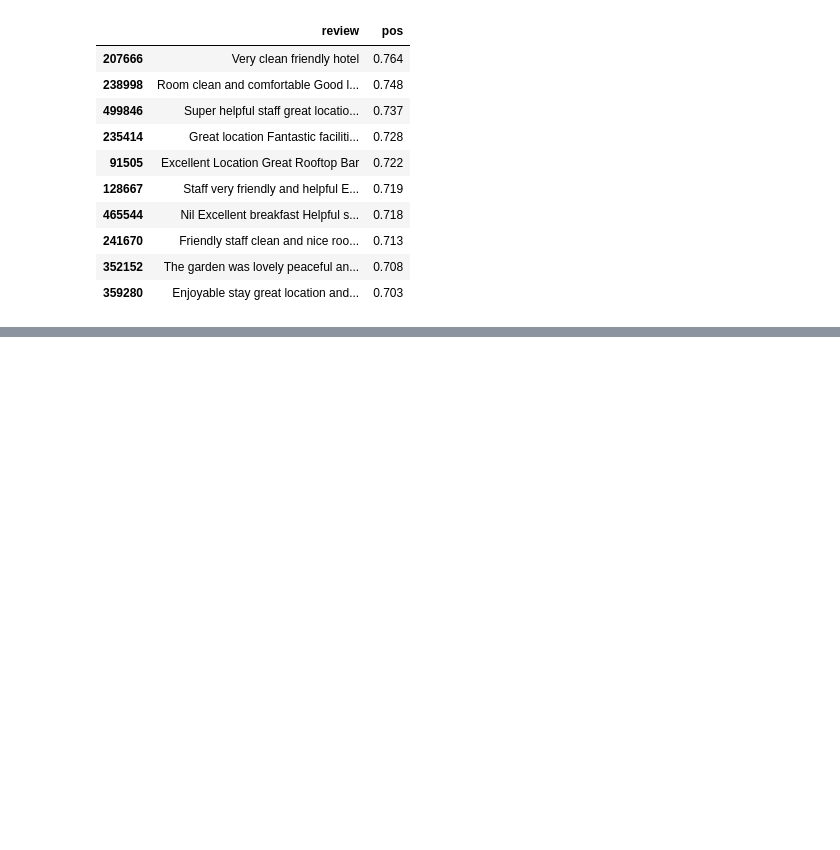
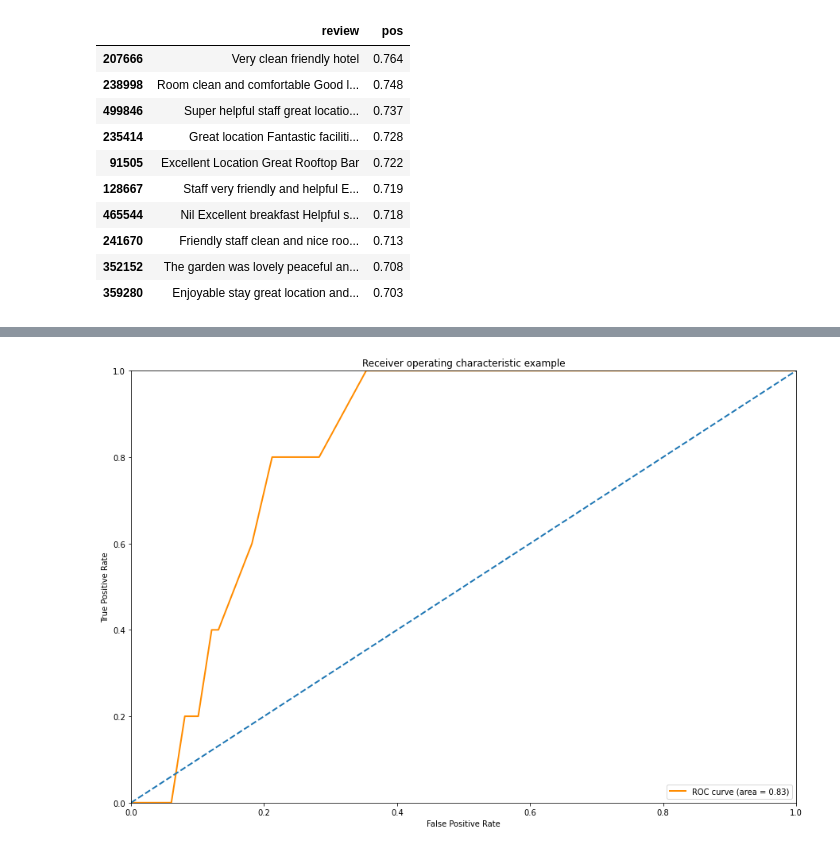
Before and after one commit to ArvindRajen/Conceptual_Analysis, a Jupyter notebook: Hotel_Reviews_EDA.ipynb, the cells around one changed output, grey strips where cells are left out. Cells and saved outputs as stored; diff of their text form; code cells hidden in the pictures; blank space fills up the shorter version.

```diff
--- a/Hotel_Reviews_EDA.ipynb
+++ b/Hotel_Reviews_EDA.ipynb
@@ -541,0 +570,19 @@ reviews_df[reviews_df["nb_words"] >= 5].sort_values("neg", ascending = False)[["
+# %%
+# feature selection
+label = "is_bad_review"
+ignore_cols = [label, "review", "review_clean"]
+features = [c for c in reviews_df.columns if c not in ignore_cols]
+
+# split the data into train and test
+from sklearn.ensemble import RandomForestClassifier
+from sklearn.model_selection import train_test_split
+
+X_train, X_test, y_train, y_test = train_test_split(reviews_df[features], reviews_df[label], test_size = 0.20, random_state = 42)
+# %%
+# train a random forest classifier
+rf = RandomForestClassifier(n_estimators = 100, random_state = 42)
+rf.fit(X_train, y_train)
+
+# show feature importance
+feature_importances_df = pd.DataFrame({"feature": features, "importance": rf.feature_importances_}).sort_values("importance", ascending = False)
+feature_importances_df.head(20)
@@ -541,0 +607,25 @@ reviews_df[reviews_df["nb_words"] >= 5].sort_values("neg", ascending = False)[["
+# %%
+# ROC curve
+
+from sklearn.metrics import roc_curve, auc, roc_auc_score
+import matplotlib.pyplot as plt
+
+y_pred = [x[1] for x in rf.predict_proba(X_test)]
+fpr, tpr, thresholds = roc_curve(y_test, y_pred, pos_label = 1)
+
+roc_auc = auc(fpr, tpr)
+
+plt.figure(1, figsize = (15, 10))
+lw = 2
+plt.plot(fpr, tpr, color='darkorange',
+         lw=lw, label='ROC curve (area = %0.2f)' % roc_auc)
+plt.plot([0, 1], [0, 1], lw=lw, linestyle='--')
+plt.xlim([0.0, 1.0])
+plt.ylim([0.0, 1.0])
+plt.xlabel('False Positive Rate')
+plt.ylabel('True Positive Rate')
+plt.title('Receiver operating characteristic example')
+plt.legend(loc="lower right")
+plt.show()
+# %% [output]
+[figure, added]
```
Also changed, not shown: parts of 3 cells of this notebook.
